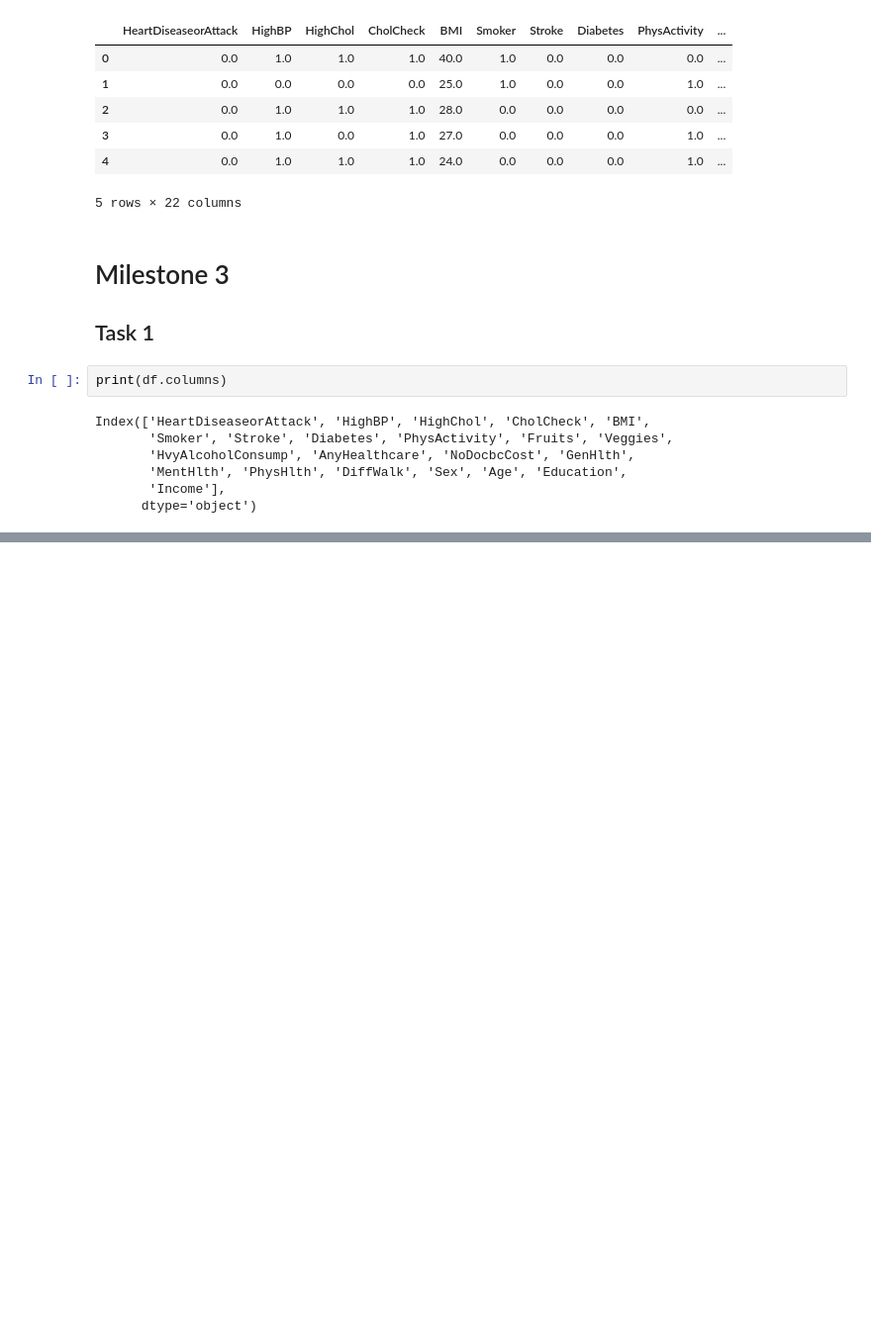
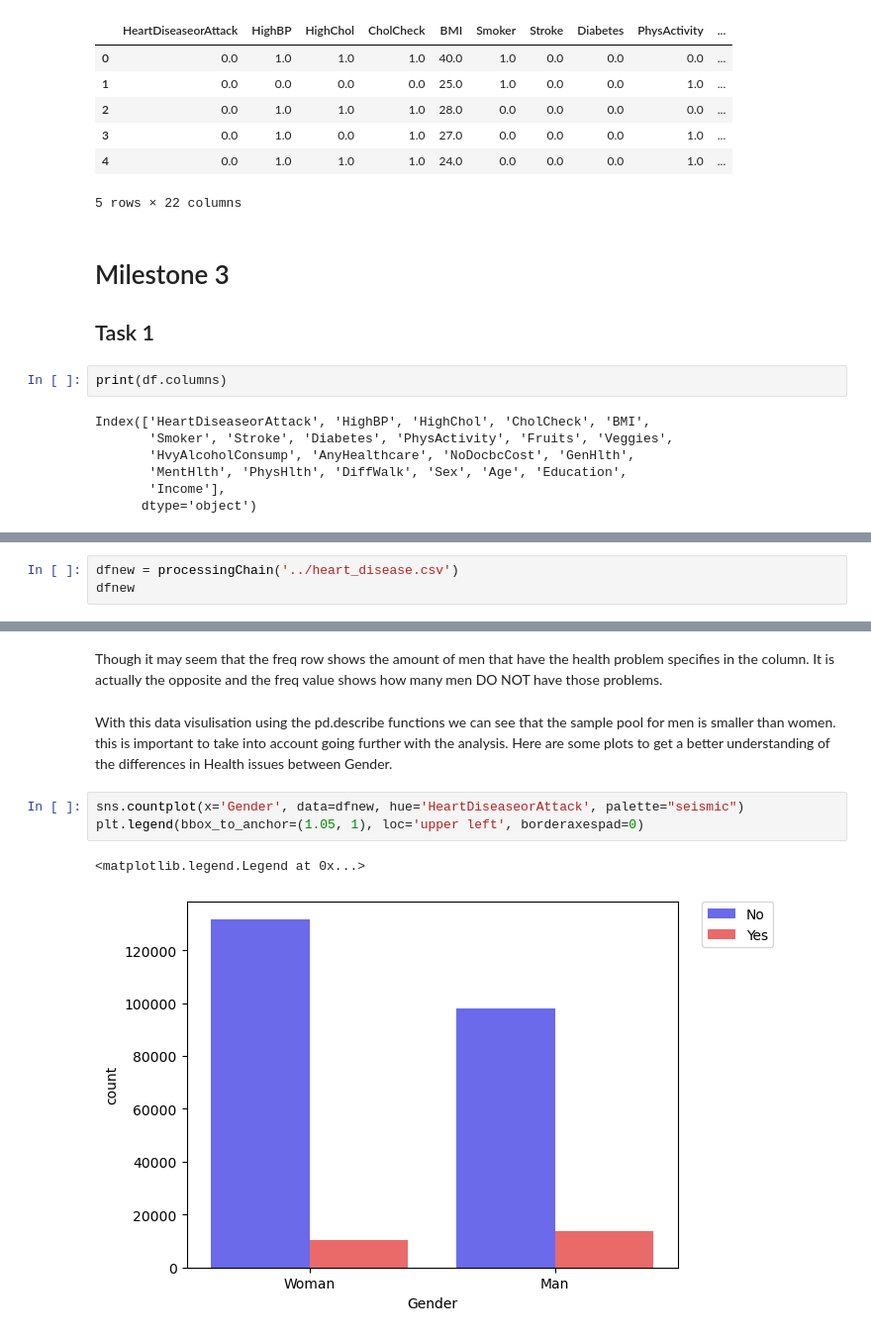
Before and after one commit to ubco-W2022T1-cosc301/project-group50, a Jupyter notebook: notebooks/analysis3.ipynb, the cells around one changed output, grey strips where cells are left out. Shown at 99% size. Drawn from its saved outputs; the diff is of its cells as text; blank space fills up the shorter version.

```diff
--- a/notebooks/analysis3.ipynb
+++ b/notebooks/analysis3.ipynb
@@ -39,0 +141,3 @@ Index(['HeartDiseaseorAttack', 'HighBP', 'HighChol', 'CholCheck', 'BMI',
+# %%
+dfnew = processingChain('../heart_disease.csv')
+dfnew
@@ -39,0 +181,10 @@ Index(['HeartDiseaseorAttack', 'HighBP', 'HighChol', 'CholCheck', 'BMI',
+# %% [markdown]
+Though it may seem that the freq row shows the amount of men that have the health problem specifies in the column. It is actually the opposite and the freq value shows how many men DO NOT have those problems.
+# %% [markdown]
+With this data visulisation using the pd.describe functions we can see that the sample pool for men is smaller than women. this is important to take into account going further with the analysis. Here are some plots to get a better understanding of the differences in Health issues between Gender.
+# %%
+sns.countplot(x='Gender', data=dfnew, hue='HeartDiseaseorAttack', palette="seismic")
+plt.legend(bbox_to_anchor=(1.05, 1), loc='upper left', borderaxespad=0)
+# %% [output]
+<matplotlib.legend.Legend at 0x...>
+[figure, added]
```
Also changed, not shown: parts of 28 cells of this notebook, 2 other files.
